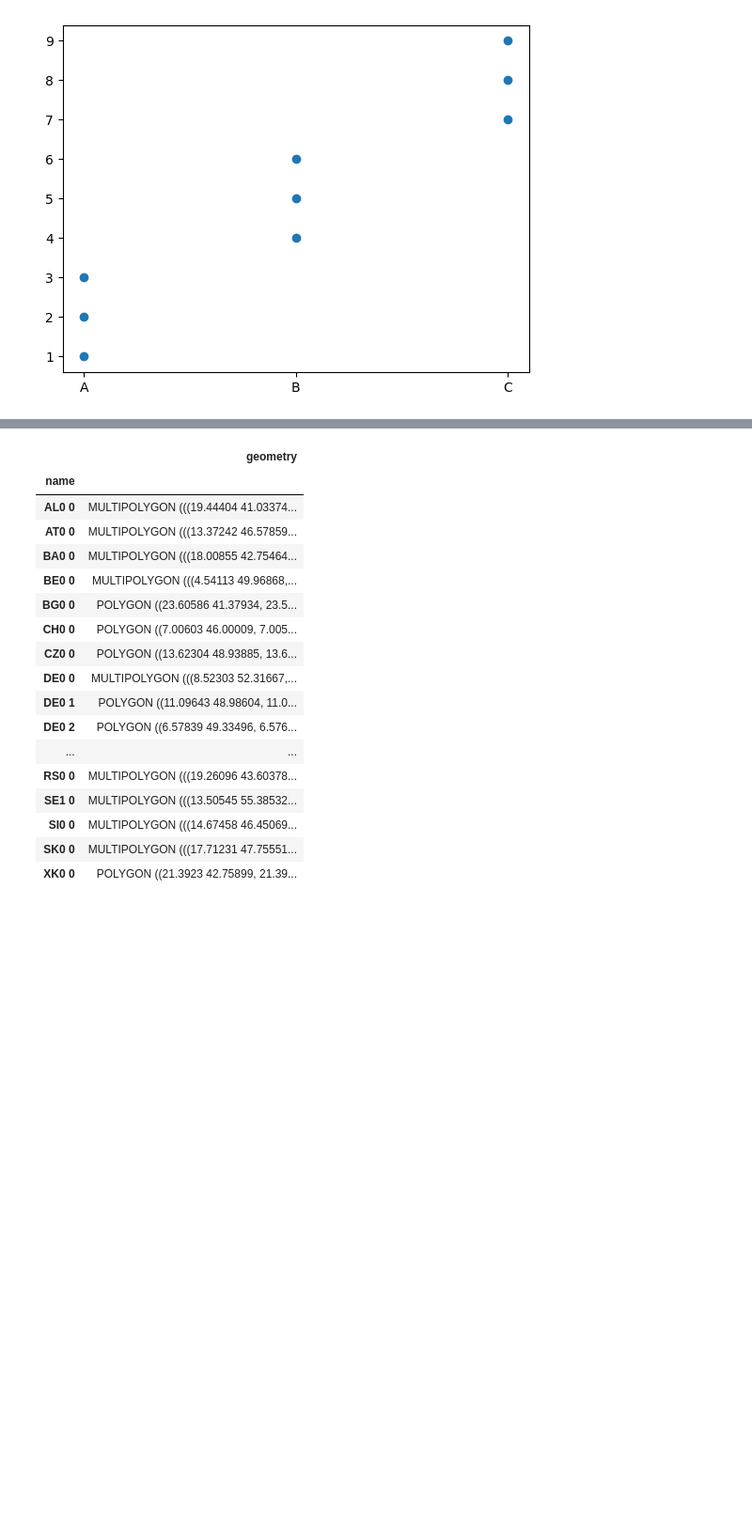
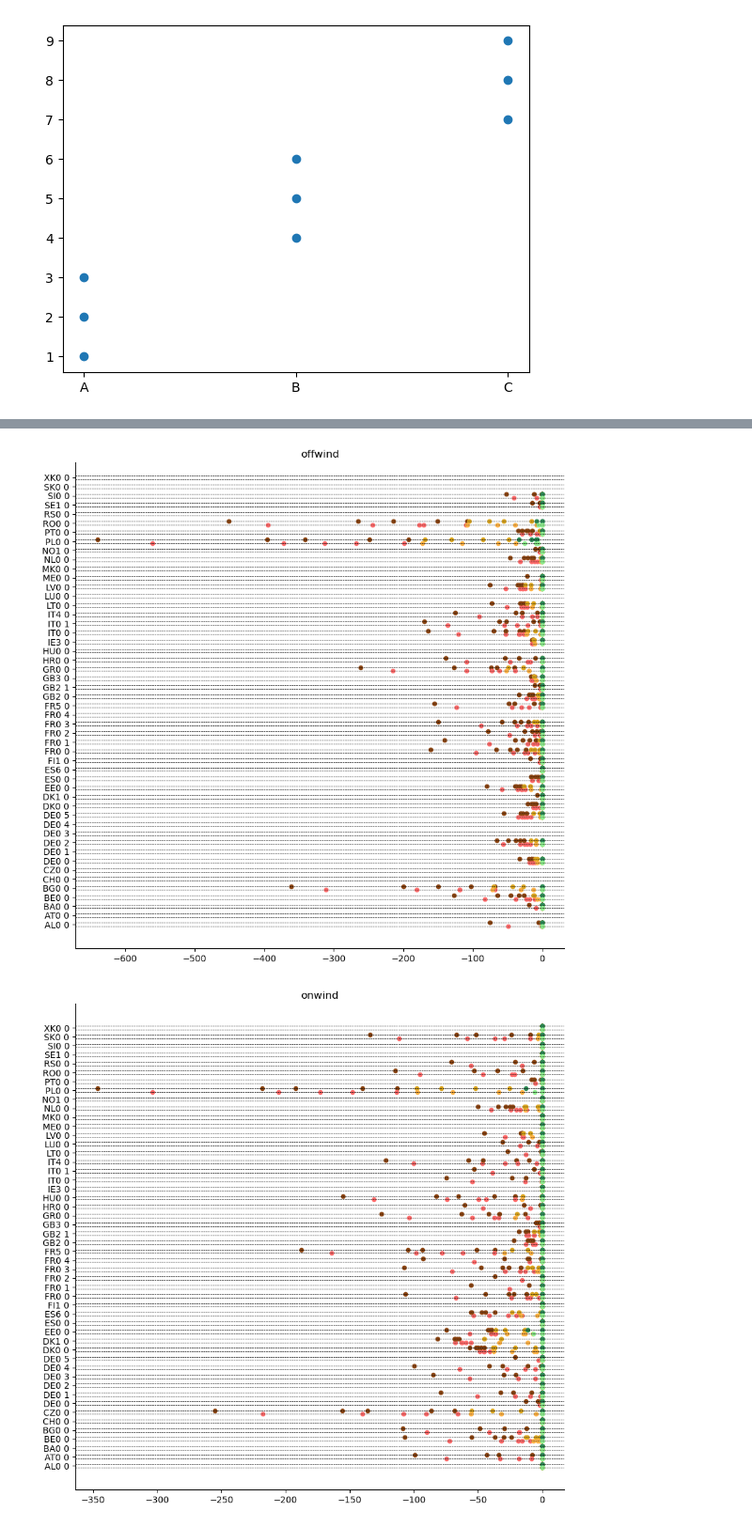
Before and after one commit to LukasFrankenQ/resilient-pypsa-eur, a Jupyter notebook: notebooks/evaluate_constraints.ipynb, the cells around one changed output, grey strips where cells are left out. Shown at 94% size. Saved outputs shown, nothing was run; the diff lists cells and outputs as text; code cells hidden in the pictures; blank space fills up the shorter version.

```diff
--- a/notebooks/evaluate_constraints.ipynb
+++ b/notebooks/evaluate_constraints.ipynb
@@ -278,8 +392,9 @@ carriers = [
     'solar',
     'industrial heat pump high temperature',
     'industrial heat pump medium temperature',
-    'air heat pump',
-    'ground heat pump',
+    'rural ground heat pump',
+    'decentral air heat pump',
+    'central air heat pump',
     'CCGT',
     'OCGT',
     'biomass boiler',
@@ -300,6 +415,6 @@ for scen, wiggle in product(['fast', 'medium'], wiggles):
         if ss.empty:
             continue
 
-        ss = ss.groupby(ss.index.str[:5]).mean().reindex(regions.index).rename((scen, carrier, wiggle))
+        ss = ss.groupby(ss.index.str[:5]).mean().reindex(regions.index).rename((scen, carrier, wiggle)).mul(1e-3)
 
         uppers.append(ss)
@@ -330,21 +421,45 @@ pd.concat(uppers, axis=1)
-# %%
-regions
-# %% [output]
-|  | geometry |
-| name |  |
-| AL0 0 | MULTIPOLYGON (((19.44404 41.03374... |
-| AT0 0 | MULTIPOLYGON (((13.37242 46.57859... |
-| BA0 0 | MULTIPOLYGON (((18.00855 42.75464... |
-| BE0 0 | MULTIPOLYGON (((4.54113 49.96868,... |
-| BG0 0 | POLYGON ((23.60586 41.37934, 23.5... |
-| CH0 0 | POLYGON ((7.00603 46.00009, 7.005... |
-| CZ0 0 | POLYGON ((13.62304 48.93885, 13.6... |
-| DE0 0 | MULTIPOLYGON (((8.52303 52.31667,... |
-| DE0 1 | POLYGON ((11.09643 48.98604, 11.0... |
-| DE0 2 | POLYGON ((6.57839 49.33496, 6.576... |
-| ... | ... |
-| RS0 0 | MULTIPOLYGON (((19.26096 43.60378... |
-| SE1 0 | MULTIPOLYGON (((13.50545 55.38532... |
-| SI0 0 | MULTIPOLYGON (((14.67458 46.45069... |
-| SK0 0 | MULTIPOLYGON (((17.71231 47.75551... |
-| XK0 0 | POLYGON ((21.3923 42.75899, 21.39... |
+# %%
+df = pd.concat(uppers, axis=1)
+
+idx = pd.IndexSlice
+
+for carrier in df.columns.unique(1):
+
+    fig, ax = plt.subplots(figsize=(10, 10))
+
+    # Define discrete color mapping function
+    def get_color(wiggle, scenario):
+        if wiggle <= 2000:
+            return '#8B4513' if scenario == 'medium' else '#FF6B6B'  # Brown/Red for low
+        elif wiggle <= 3000:
+            return '#DAA520' if scenario == 'medium' else '#FFB347'  # Gold/Orange for mid
+        else:
+            return '#2E8B57' if scenario == 'medium' else '#90EE90'  # Green/Light green for high
+
+    for i, name in enumerate(df.index):
+
+        ss = df.loc[name, idx[:, carrier, :]].unstack()
+        ss.index = ss.index.droplevel(1)
+
+        # Color points by wiggle value using discrete colormaps
+        for wiggle in ss.columns:
+            color_medium = get_color(wiggle, 'medium')
+            color_fast = get_color(wiggle, 'fast')
+
+            ax.scatter(ss.loc['medium', wiggle], i + 0.2, color=color_medium, s=20)
+            ax.scatter(ss.loc['fast', wiggle], i - 0.2, color=color_fast, s=20)
+
+        ax.axhline(i + 0.2, color='k', ls='--', lw=0.5)
+        ax.axhline(i - 0.2, color='k', ls='--', lw=0.5)
+
+    ax.set_yticks(range(len(df.index)))
+    ax.set_yticklabels(df.index)
+
+    ax.spines['right'].set_visible(False)
+    ax.spines['top'].set_visible(False)
+    ax.set_title(carrier)
+
+    plt.show()
+# %% [output]
+[figure, added]
+[figure, added]
```
Also changed, not shown: parts of 9 cells of this notebook, 1 other file.
